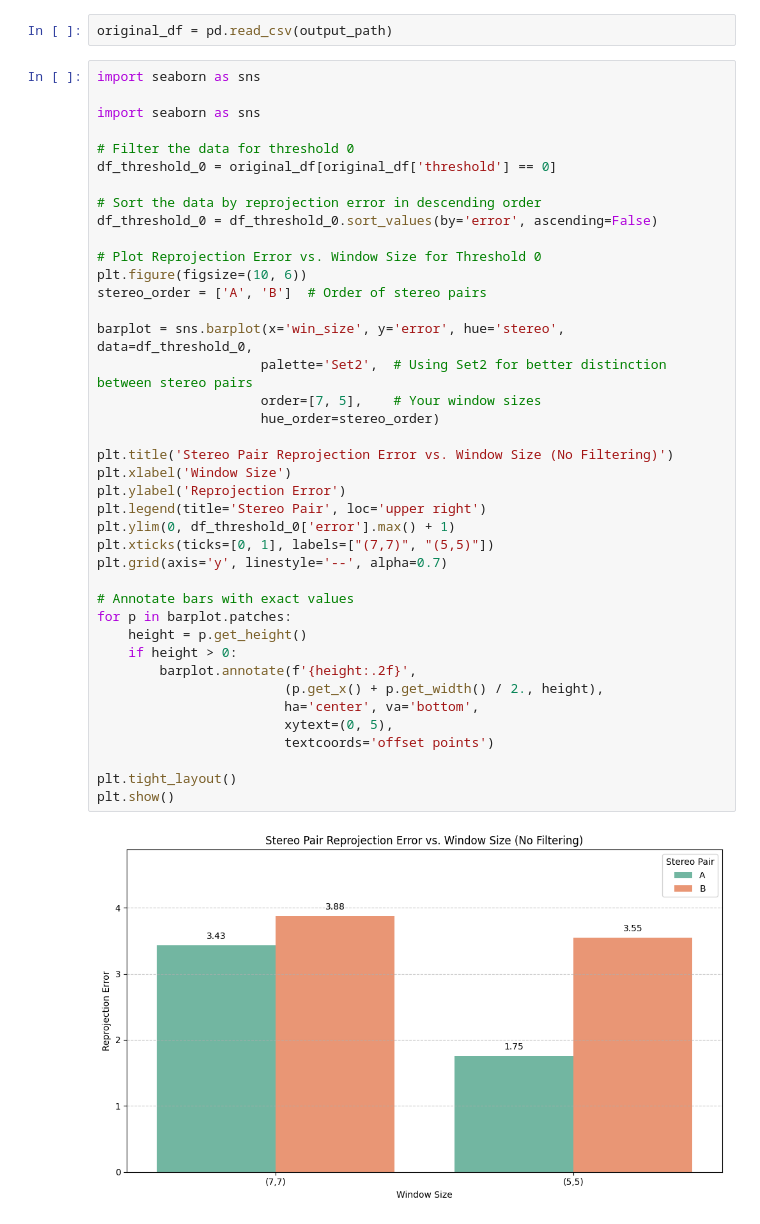
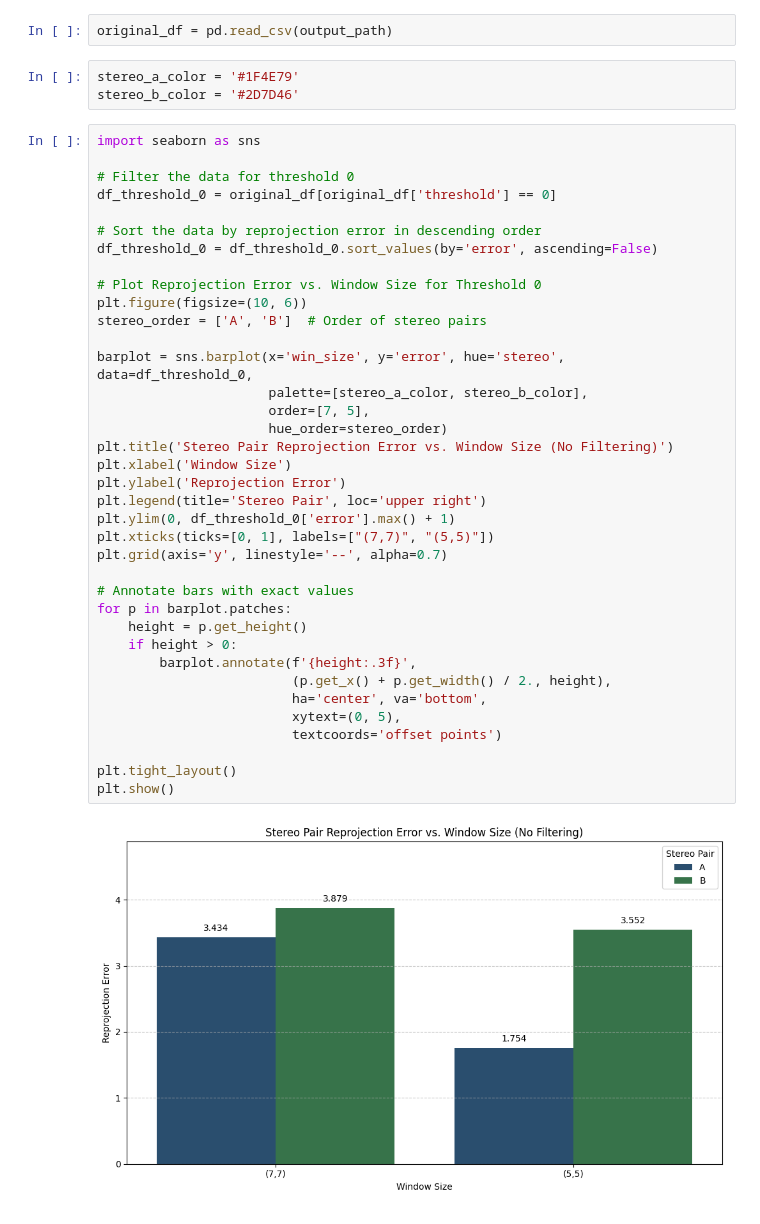
Before and after one commit to damianstone/cv-calibration-triangulation, a Jupyter notebook: report/extrinsic_results.ipynb, the cells around one changed output. Cells and saved outputs as stored; diff of their text form.

Commit message:
extrinsic experiments & plots

```diff
--- a/report/extrinsic_results.ipynb
+++ b/report/extrinsic_results.ipynb
@@ -120,45 +120,45 @@ VALID PAIRS -> 7 REPROJECTION ERROR -> 0.795
 VALID PAIRS -> 9 REPROJECTION ERROR -> 0.996
 # %%
 original_df = pd.read_csv(output_path)
+# %%
+stereo_a_color = '#1F4E79'
+stereo_b_color = '#2D7D46'
 # %%
-import seaborn as sns
-
 import seaborn as sns
 
 # Filter the data for threshold 0
 df_threshold_0 = original_df[original_df['threshold'] == 0]
 
 # Sort the data by reprojection error in descending order
 df_threshold_0 = df_threshold_0.sort_values(by='error', ascending=False)
 
 # Plot Reprojection Error vs. Window Size for Threshold 0
 plt.figure(figsize=(10, 6))
 stereo_order = ['A', 'B']  # Order of stereo pairs
 
 barplot = sns.barplot(x='win_size', y='error', hue='stereo', data=df_threshold_0,
-                     palette='Set2',  # Using Set2 for better distinction between stereo pairs
-                     order=[7, 5],    # Your window sizes
-                     hue_order=stereo_order)
-
+                      palette=[stereo_a_color, stereo_b_color],
+                      order=[7, 5],
+                      hue_order=stereo_order)
 plt.title('Stereo Pair Reprojection Error vs. Window Size (No Filtering)')
 plt.xlabel('Window Size')
 plt.ylabel('Reprojection Error')
 plt.legend(title='Stereo Pair', loc='upper right')
 plt.ylim(0, df_threshold_0['error'].max() + 1)
 plt.xticks(ticks=[0, 1], labels=["(7,7)", "(5,5)"])
 plt.grid(axis='y', linestyle='--', alpha=0.7)
 
 # Annotate bars with exact values
 for p in barplot.patches:
     height = p.get_height()
     if height > 0:
-        barplot.annotate(f'{height:.2f}',
-                        (p.get_x() + p.get_width() / 2., height),
-                        ha='center', va='bottom',
-                        xytext=(0, 5),
-                        textcoords='offset points')
+        barplot.annotate(f'{height:.3f}',
+                         (p.get_x() + p.get_width() / 2., height),
+                         ha='center', va='bottom',
+                         xytext=(0, 5),
+                         textcoords='offset points')
 
 plt.tight_layout()
 plt.show()
 # %% [output]
-[figure, old version]
+[figure, new version]
```
Also changed, not shown: parts of 5 cells of this notebook.
